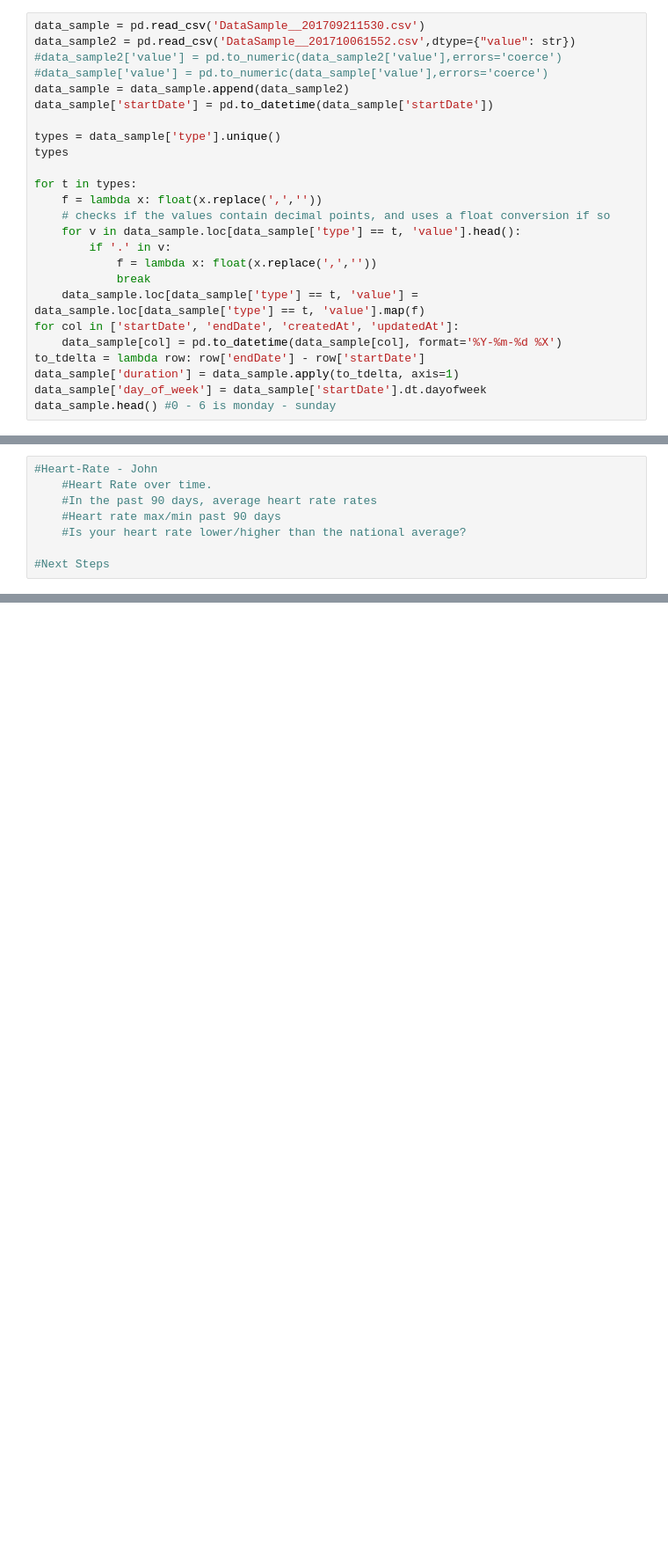
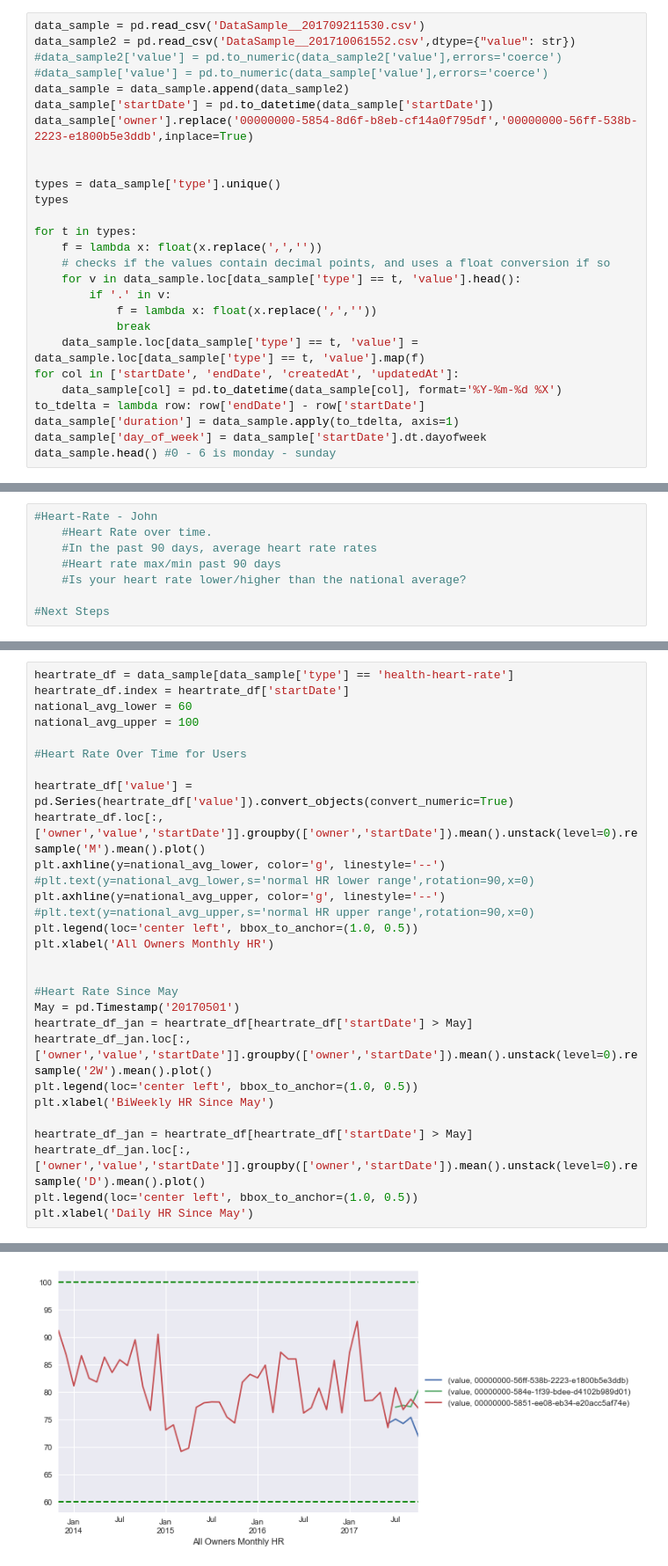
Before and after one commit to OngoDSS/Notebooks, a Jupyter notebook: Agg_Notebook.ipynb, the cells around one changed output, grey strips where cells are left out. Shown at 88% size. Cells and saved outputs as stored; diff of their text form; blank space fills up the shorter version.

```diff
--- a/Agg_Notebook.ipynb
+++ b/Agg_Notebook.ipynb
@@ -14,6 +16,8 @@ data_sample2 = pd.read_csv('DataSample__201710061552.csv',dtype={"value": str})
 #data_sample['value'] = pd.to_numeric(data_sample['value'],errors='coerce')
 data_sample = data_sample.append(data_sample2)
 data_sample['startDate'] = pd.to_datetime(data_sample['startDate'])
+data_sample['owner'].replace('00000000-5854-8d6f-b8eb-cf14a0f795df','00000000-56ff-538b-2223-e1800b5e3ddb',inplace=True)
+
 
 types = data_sample['type'].unique()
 types
@@ -67,0 +81,30 @@ data_sample.head() #0 - 6 is monday - sunday
+# %%
+heartrate_df = data_sample[data_sample['type'] == 'health-heart-rate']
+heartrate_df.index = heartrate_df['startDate']
+national_avg_lower = 60
+national_avg_upper = 100
+
+#Heart Rate Over Time for Users
+
+heartrate_df['value'] = pd.Series(heartrate_df['value']).convert_objects(convert_numeric=True)
+heartrate_df.loc[:,['owner','value','startDate']].groupby(['owner','startDate']).mean().unstack(level=0).resample('M').mean().plot()
+plt.axhline(y=national_avg_lower, color='g', linestyle='--')
+#plt.text(y=national_avg_lower,s='normal HR lower range',rotation=90,x=0)
+plt.axhline(y=national_avg_upper, color='g', linestyle='--')
+#plt.text(y=national_avg_upper,s='normal HR upper range',rotation=90,x=0)
+plt.legend(loc='center left', bbox_to_anchor=(1.0, 0.5))
+plt.xlabel('All Owners Monthly HR')
+
+
+#Heart Rate Since May
+May = pd.Timestamp('20170501')
+heartrate_df_jan = heartrate_df[heartrate_df['startDate'] > May]
+heartrate_df_jan.loc[:,['owner','value','startDate']].groupby(['owner','startDate']).mean().unstack(level=0).resample('2W').mean().plot()
+plt.legend(loc='center left', bbox_to_anchor=(1.0, 0.5))
+plt.xlabel('BiWeekly HR Since May')
+
+heartrate_df_jan = heartrate_df[heartrate_df['startDate'] > May]
+heartrate_df_jan.loc[:,['owner','value','startDate']].groupby(['owner','startDate']).mean().unstack(level=0).resample('D').mean().plot()
+plt.legend(loc='center left', bbox_to_anchor=(1.0, 0.5))
+plt.xlabel('Daily HR Since May')
+# %% [output]
@@ -67,0 +112 @@ data_sample.head() #0 - 6 is monday - sunday
+[figure, added]
```
Also changed, not shown: parts of 13 cells of this notebook.
